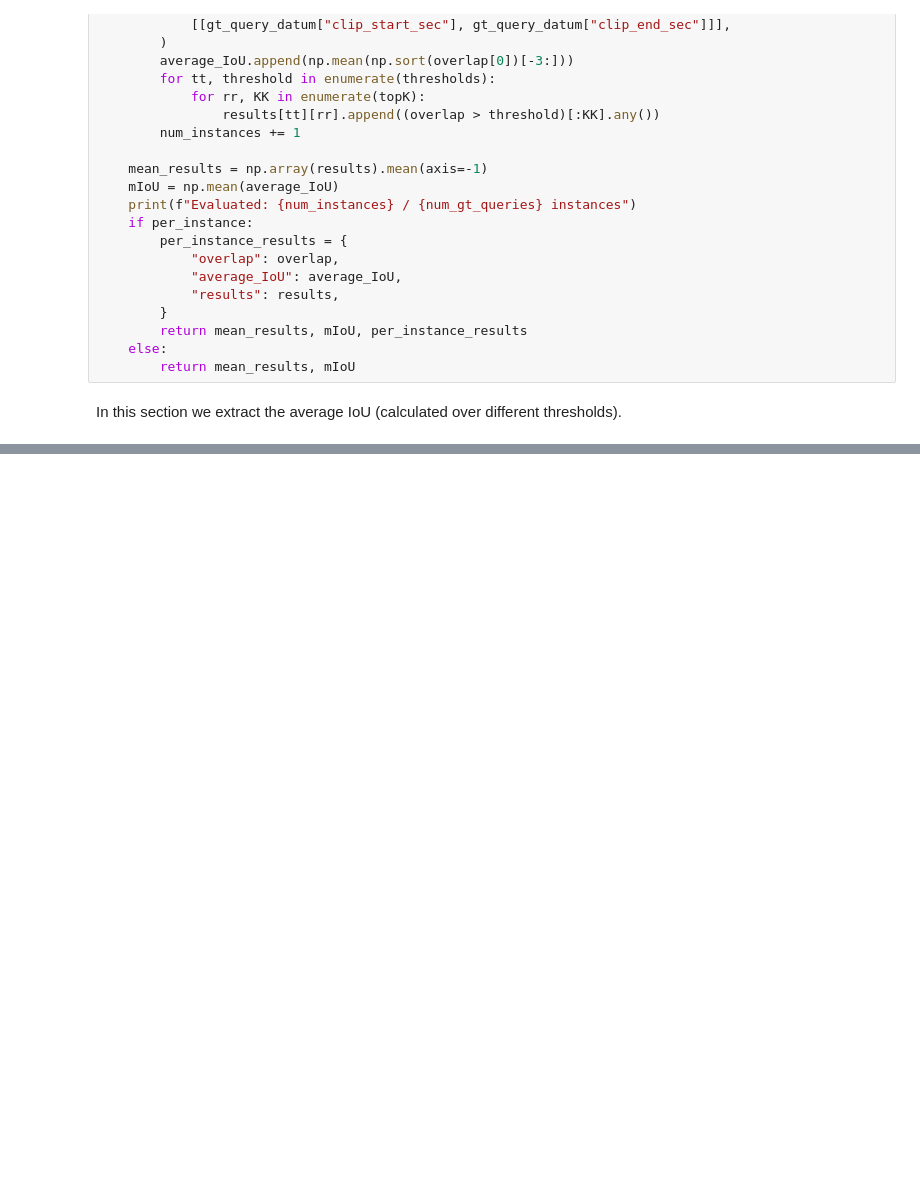
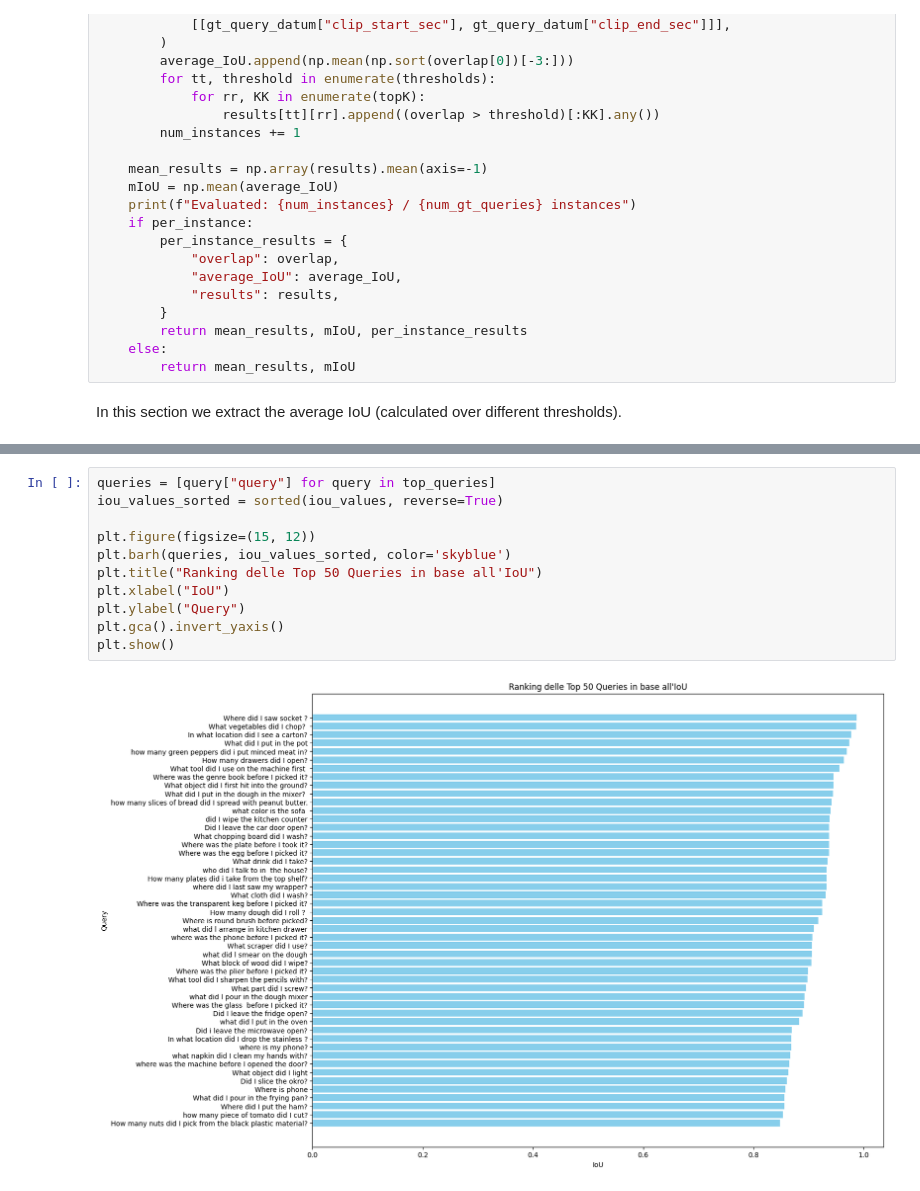
Before and after one commit to donnadamus/EgoVisionAML, a Jupyter notebook: notebooks/Query_Selection.ipynb, the cells around one changed output, grey strips where cells are left out. Cells and saved outputs as stored; diff of their text form; blank space fills up the shorter version.

```diff
--- a/notebooks/Query_Selection.ipynb
+++ b/notebooks/Query_Selection.ipynb
@@ -215,0 +220,13 @@ Query 50: Where was the plier before I picked it? (IoU: 0.8478693333333316) -- (
+# %%
+queries = [query["query"] for query in top_queries]
+iou_values_sorted = sorted(iou_values, reverse=True)
+
+plt.figure(figsize=(15, 12))
+plt.barh(queries, iou_values_sorted, color='skyblue')
+plt.title("Ranking delle Top 50 Queries in base all'IoU")
+plt.xlabel("IoU")
+plt.ylabel("Query")
+plt.gca().invert_yaxis()
+plt.show()
+# %% [output]
+[figure, added]
```
Also changed, not shown: parts of 6 cells of this notebook.
